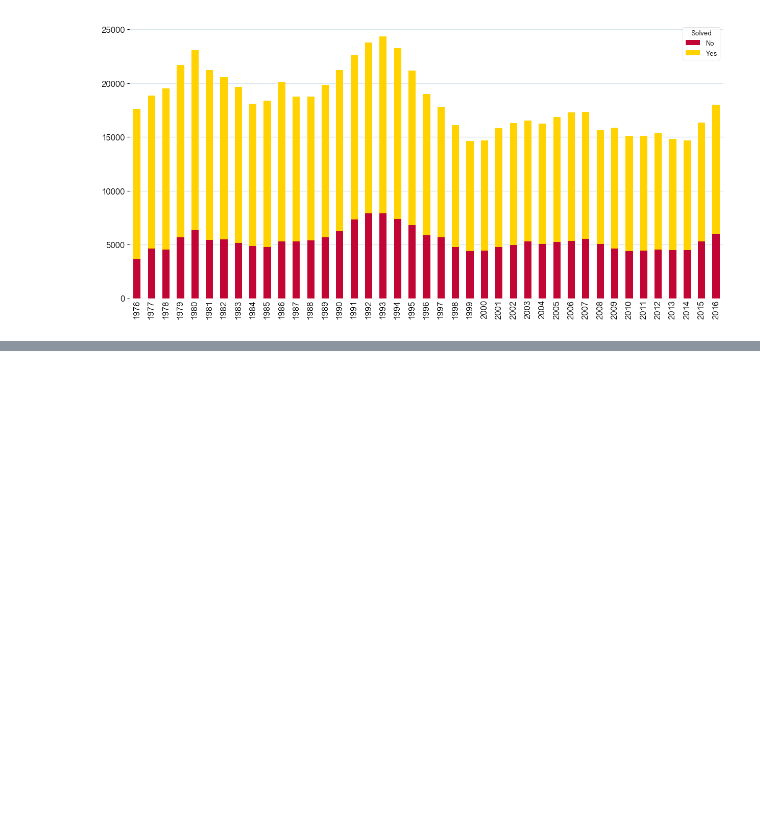
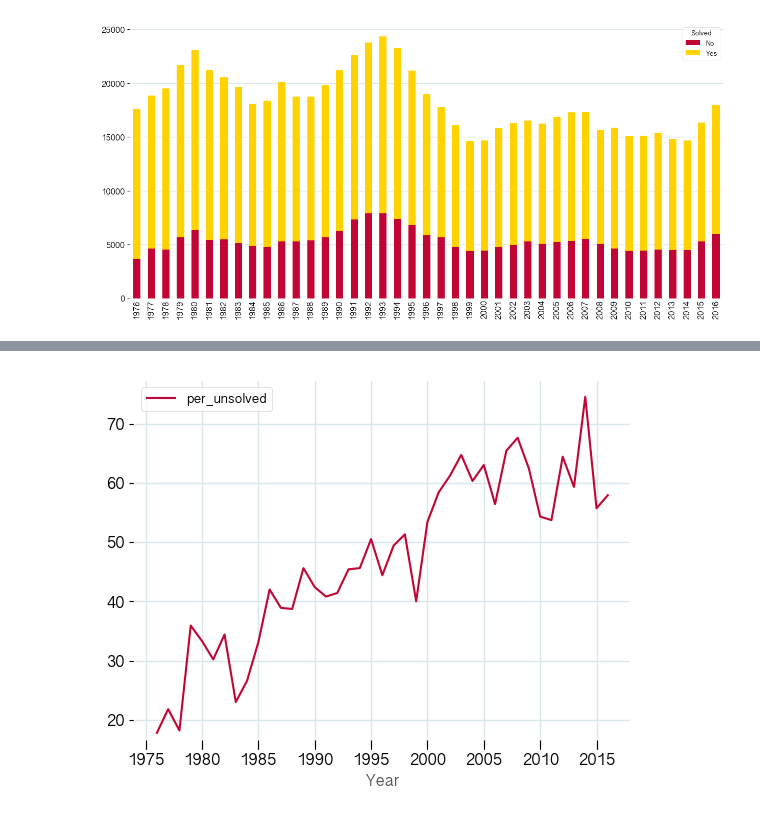
Before and after one commit to mattrehbein/data_studio, a Jupyter notebook: code/06-project/atl crime.ipynb, the cells around one changed output, grey strips where cells are left out. Cells and saved outputs as stored; diff of their text form; code cells hidden in the pictures; blank space fills up the shorter version.

```diff
--- a/code/06-project/atl crime.ipynb
+++ b/code/06-project/atl crime.ipynb
@@ -177,5 +169,4 @@ Manslaughter by negligence                 23
 Name: Homicide, dtype: int64
 # %%
 # percentage of unsolved
-atl_unsolved = atl_solved
-atl_unsolved['per_unsolved'] = round(atl_solved['No'] / (atl_solved['Yes'] + atl_solved['No']) * 100, 1)
+atl_solved['per_unsolved'] = round(atl_solved['No'] / (atl_solved['Yes'] + atl_solved['No']) * 100, 1)
@@ -228,0 +303,5 @@ plt.show()
+# %%
+atl_solved.plot(kind='line', x='Year', y='per_unsolved')
+plt.show()
+# %% [output]
+[figure, added]
```
Also changed, not shown: parts of 24 cells of this notebook, 2 other files.
